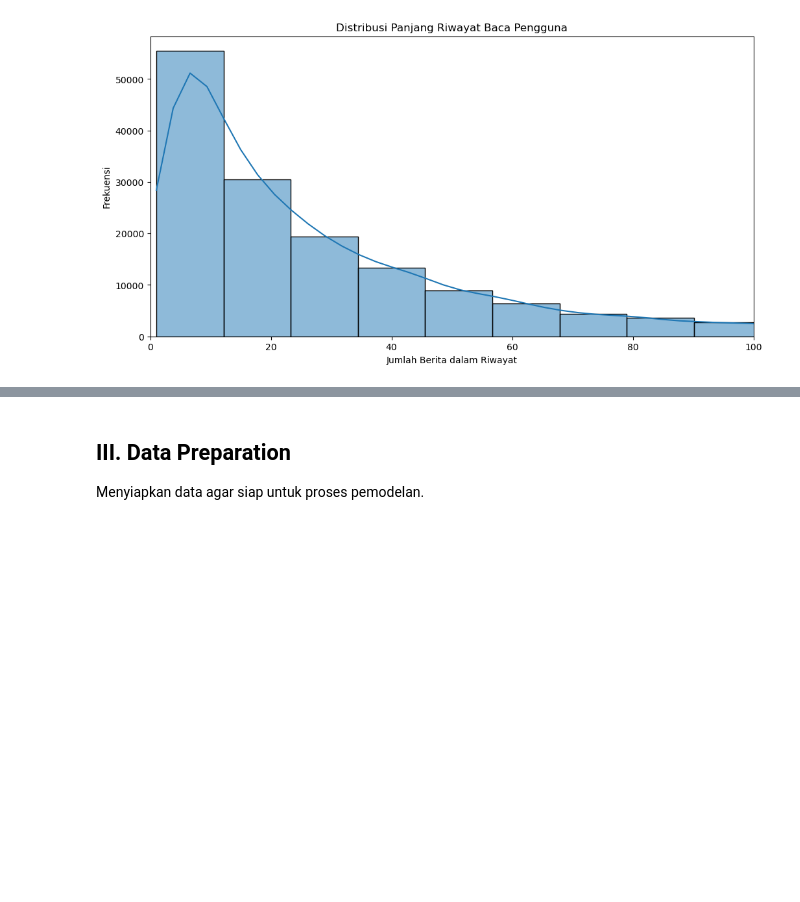
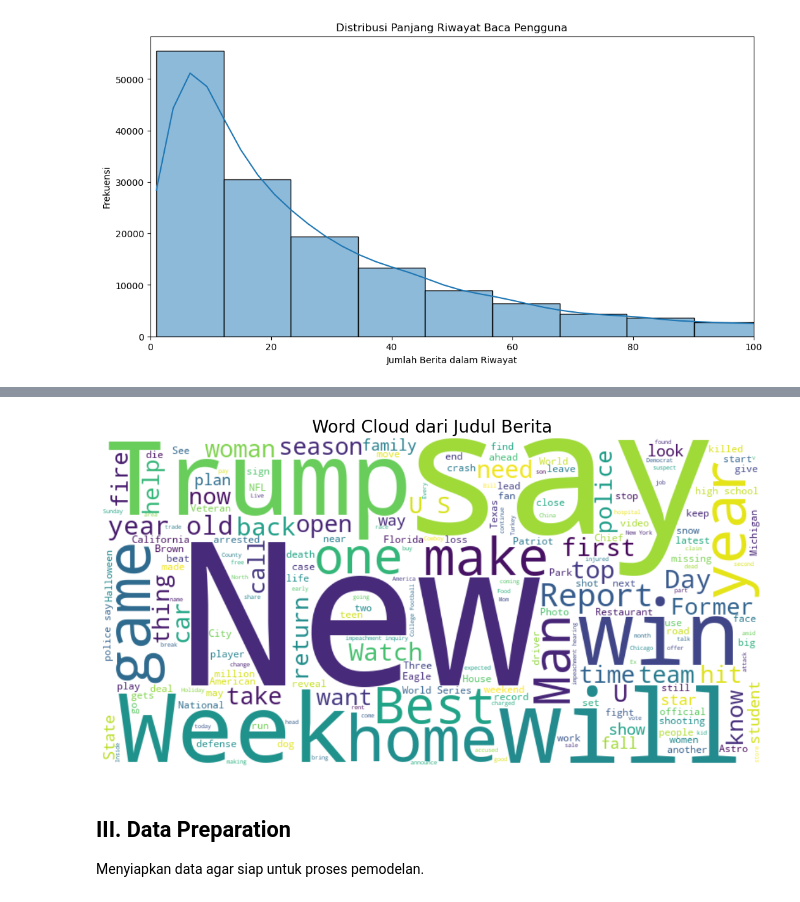
Before and after one commit to husainfadhlillah/dicoding-MicrosoftNews-RecommendationSystem, a Jupyter notebook: Proyek_Rekomendasi_Berita.ipynb, the cells around one changed output, grey strips where cells are left out. Drawn from its saved outputs; the diff is of its cells as text; code cells hidden in the pictures; blank space fills up the shorter version.

```diff
--- a/Proyek_Rekomendasi_Berita.ipynb
+++ b/Proyek_Rekomendasi_Berita.ipynb
@@ -173,3 +197,20 @@ if 'df_behaviors' in globals() and not df_behaviors['History'].isnull().all():
+# %%
+# Cek apakah df_news ada
+if 'df_news' in globals():
+    # Menggabungkan semua judul berita menjadi satu teks besar
+    all_titles = ' '.join(df_news['Title'].dropna())
+
+    # Membuat objek WordCloud
+    wordcloud = WordCloud(width=800, height=400, background_color='white').generate(all_titles)
+
+    # Menampilkan WordCloud
+    plt.figure(figsize=(15, 7))
+    plt.imshow(wordcloud, interpolation='bilinear')
+    plt.axis('off') # Menghilangkan sumbu
+    plt.title('Word Cloud dari Judul Berita', size=20)
+    plt.show()
+# %% [output]
+[figure, added]
 # %% [markdown]
 ## **III. Data Preparation**
 Menyiapkan data agar siap untuk proses pemodelan.
```
Also changed, not shown: parts of 4 cells of this notebook.
